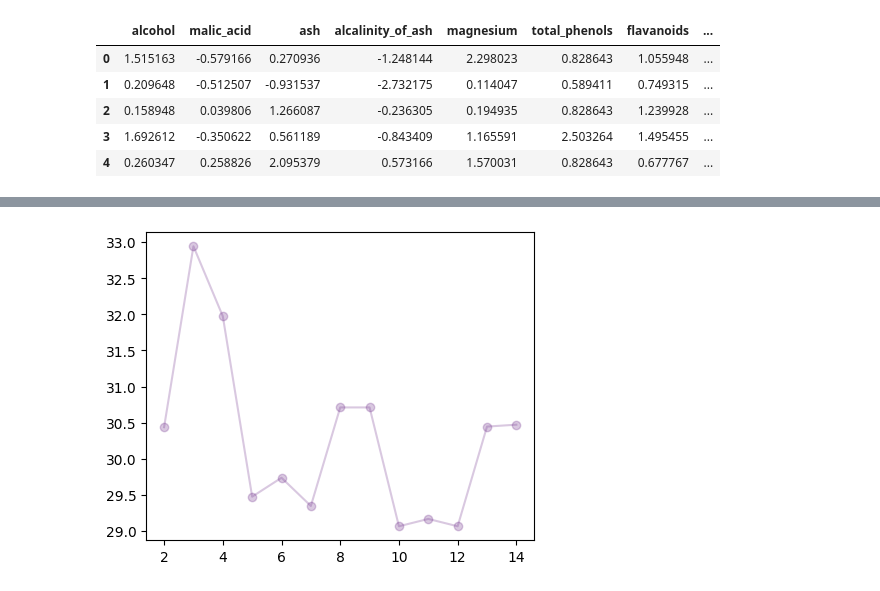
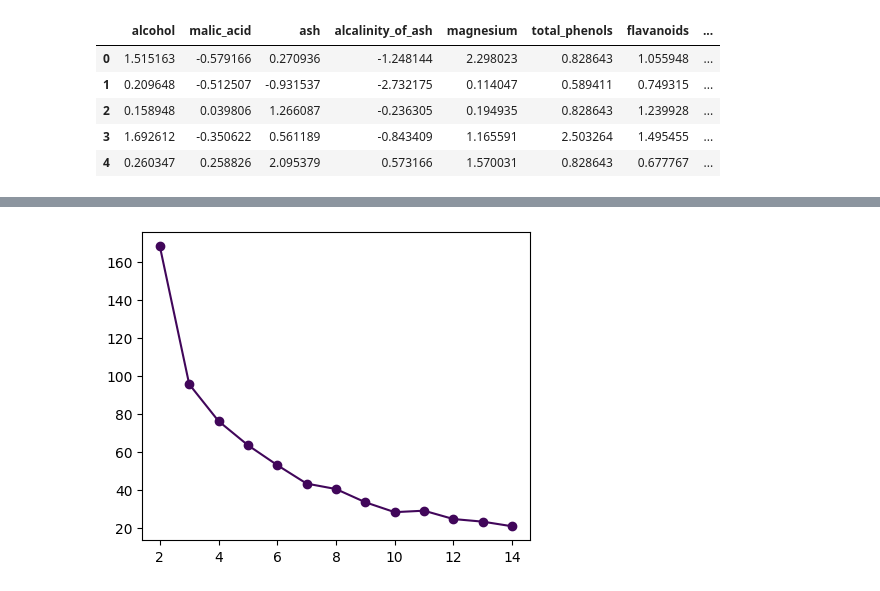
Before and after one commit to Md-Maruf-1727/Machine-Learning-Algorithms, a Jupyter notebook: Unsupervised/K Means Clustering/on wine dataset/code.ipynb, the cells around one changed output, grey strips where cells are left out. Drawn from its saved outputs; the diff is of its cells as text; code cells hidden in the pictures.

```diff
--- a/Unsupervised/K Means Clustering/on wine dataset/code.ipynb
+++ b/Unsupervised/K Means Clustering/on wine dataset/code.ipynb
@@ -452,8 +456,8 @@ plt.show()
 # %%
 wcss2 = []
 for k in range(2,15):
-    kmean2 = KMeans()
-    kmean2.fit(df[['alcohol', 'malic_acid']])
+    kmean2 = KMeans(n_clusters=k)
+    kmean2.fit(df1[['alcohol', 'malic_acid']])
     wcss2.append(kmean2.inertia_)
 wcss2
 # %% [output]
@@ -473,6 +477,6 @@ wcss2
 # %%
 plt.figure(figsize=(5,4))
-plt.plot(range(2,15), wcss2, color="#74368f45", marker='o')
+plt.plot(range(2,15), wcss2, color="#41065aff", marker='o')
 plt.show()
 # %% [output]
-[figure, old version]
+[figure, new version]
```
Also changed, not shown: parts of 29 cells of this notebook.
